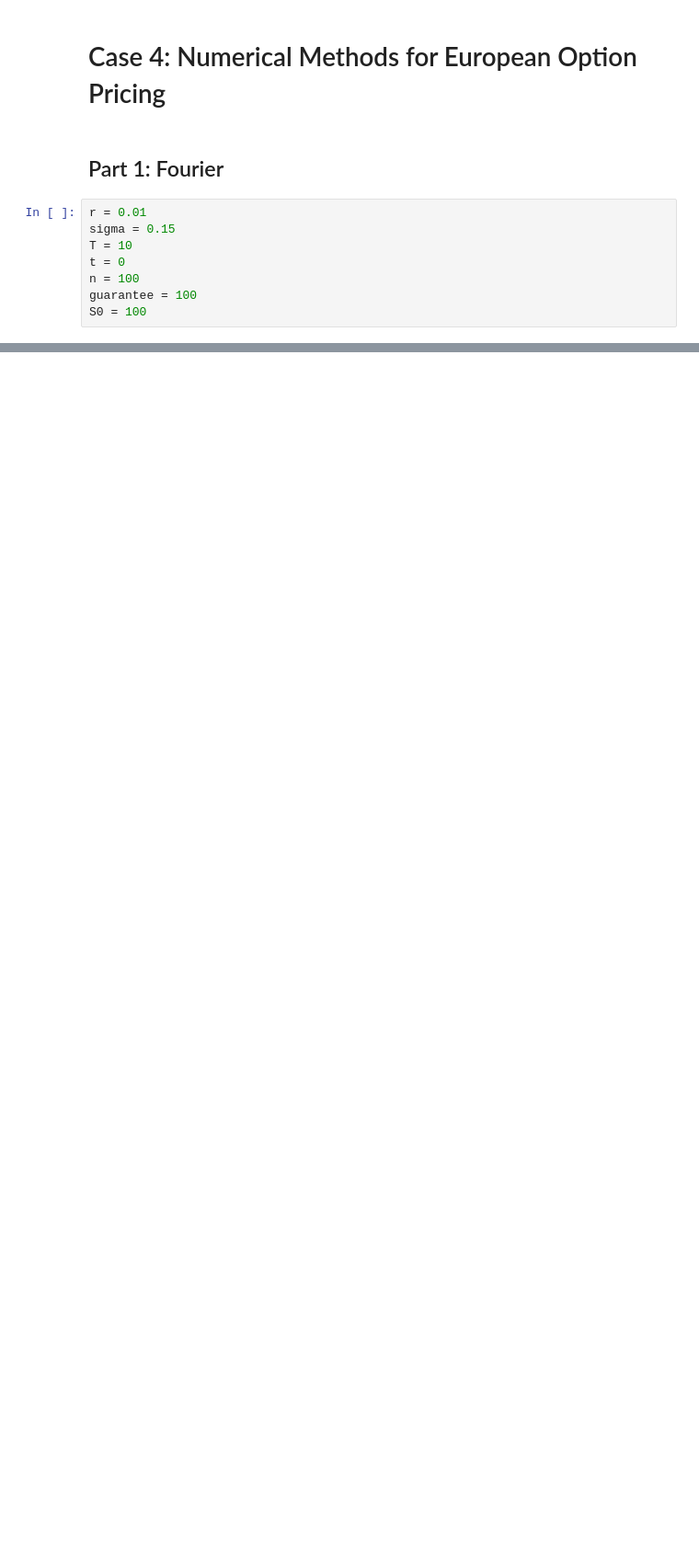
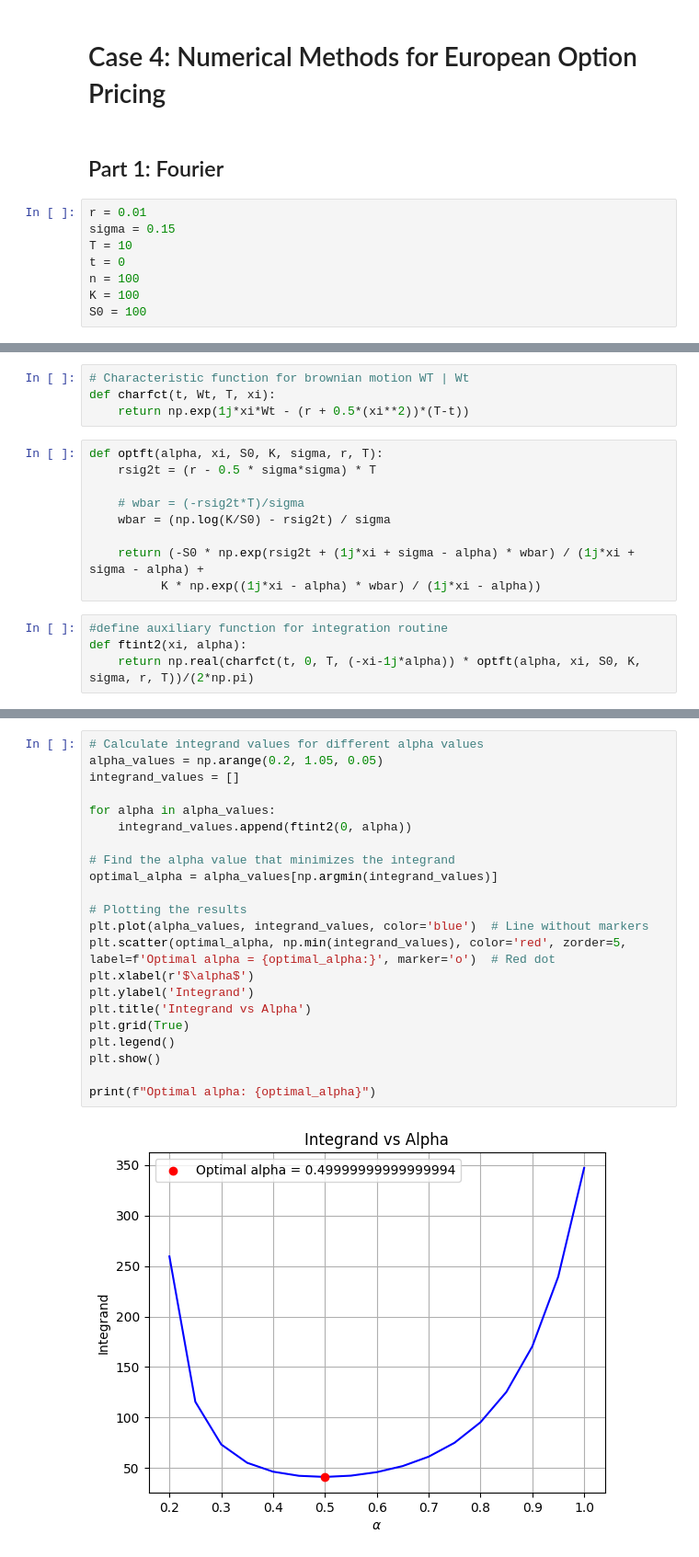
Before and after one commit to ashademeij/MathematicalFinance, a Jupyter notebook: Case 4/NumericalMethods.ipynb, the cells around one changed output, grey strips where cells are left out. Shown: that part at 92% size. Cells and saved outputs as stored; diff of their text form; blank space fills up the shorter version.

```diff
--- a/Case 4/NumericalMethods.ipynb
+++ b/Case 4/NumericalMethods.ipynb
@@ -15,5 +15,5 @@ sigma = 0.15
 T = 10
 t = 0
 n = 100
-guarantee = 100
+K = 100
 S0 = 100
@@ -120,0 +20,17 @@ Call Option Price normal Binomial Model: 22.97432246410553
+# %%
+# Characteristic function for brownian motion WT | Wt
+def charfct(t, Wt, T, xi):
+    return np.exp(1j*xi*Wt - (r + 0.5*(xi**2))*(T-t))
+# %%
+def optft(alpha, xi, S0, K, sigma, r, T):
+    rsig2t = (r - 0.5 * sigma*sigma) * T
+
+    # wbar = (-rsig2t*T)/sigma
+    wbar = (np.log(K/S0) - rsig2t) / sigma
+
+    return (-S0 * np.exp(rsig2t + (1j*xi + sigma - alpha) * wbar) / (1j*xi + sigma - alpha) +
+          K * np.exp((1j*xi - alpha) * wbar) / (1j*xi - alpha))
+# %%
+#define auxiliary function for integration routine
+def ftint2(xi, alpha):
+    return np.real(charfct(t, 0, T, (-xi-1j*alpha)) * optft(alpha, xi, S0, K, sigma, r, T))/(2*np.pi)
@@ -120,0 +48,24 @@ Call Option Price normal Binomial Model: 22.97432246410553
+# %%
+# Calculate integrand values for different alpha values
+alpha_values = np.arange(0.2, 1.05, 0.05)
+integrand_values = []
+
+for alpha in alpha_values:
+    integrand_values.append(ftint2(0, alpha))
+
+# Find the alpha value that minimizes the integrand
+optimal_alpha = alpha_values[np.argmin(integrand_values)]
+
+# Plotting the results
+plt.plot(alpha_values, integrand_values, color='blue')  # Line without markers
+plt.scatter(optimal_alpha, np.min(integrand_values), color='red', zorder=5, label=f'Optimal alpha = {optimal_alpha:}', marker='o')  # Red dot
+plt.xlabel(r'$\alpha$')
+plt.ylabel('Integrand')
+plt.title('Integrand vs Alpha')
+plt.grid(True)
+plt.legend()
+plt.show()
+
+print(f"Optimal alpha: {optimal_alpha}")
+# %% [output]
+[figure, added]
```
Also changed, not shown: parts of 9 cells of this notebook.
